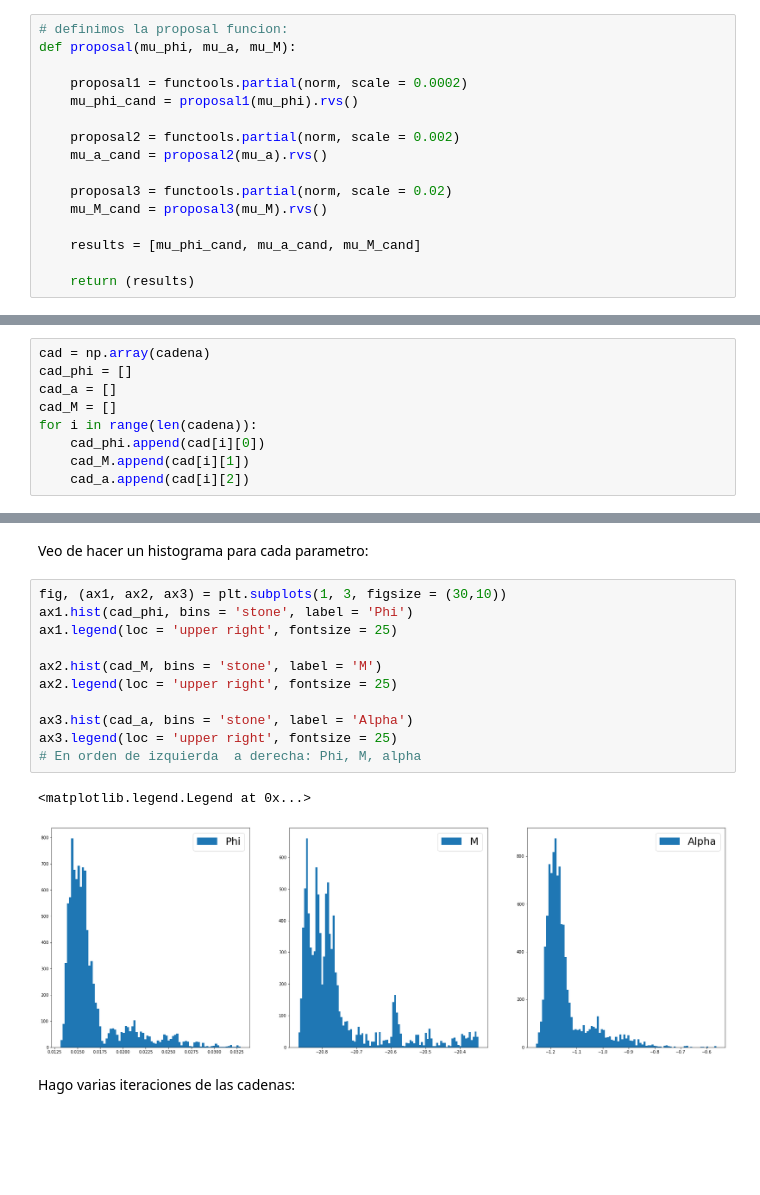
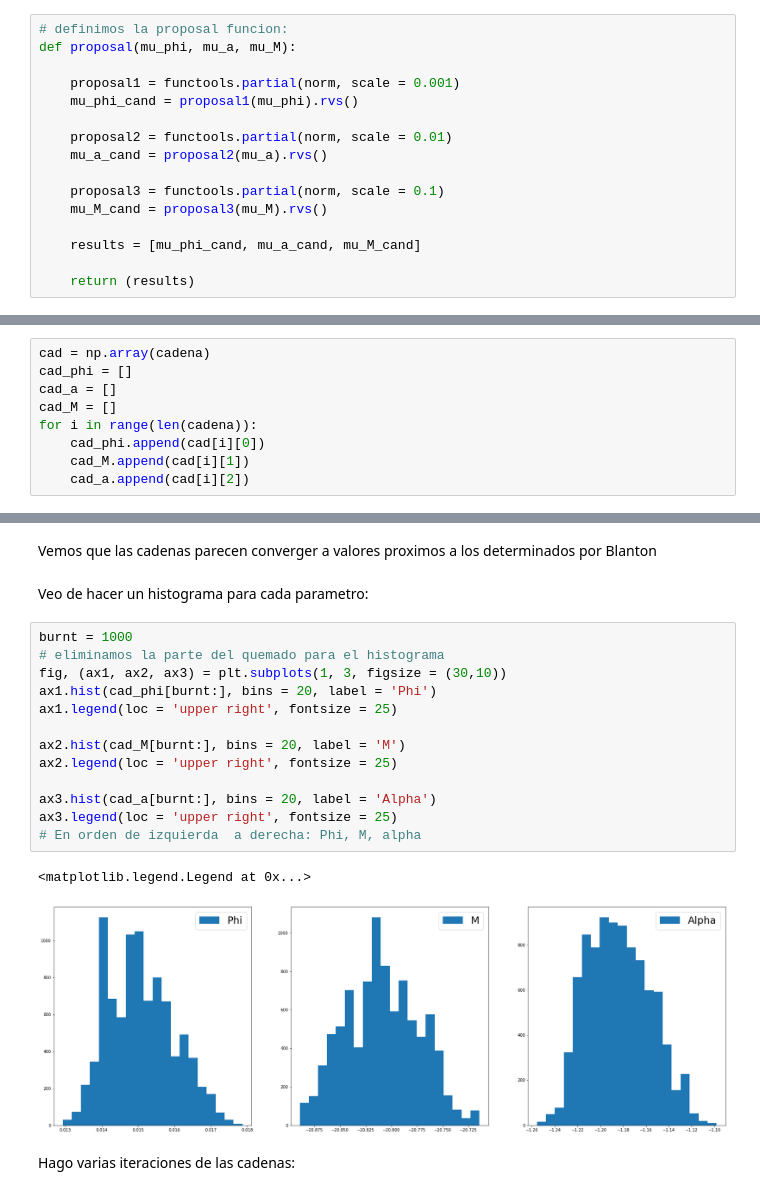
Before and after one commit to Nico2411/Guia-4, a Jupyter notebook: Guia 4.ipynb, the cells around one changed output, grey strips where cells are left out. Saved outputs shown, nothing was run; the diff lists cells and outputs as text; blank space fills up the shorter version.

```diff
--- a/Guia 4.ipynb
+++ b/Guia 4.ipynb
@@ -229,13 +235,13 @@ delta_M = M_sup - M_inf
 # definimos la proposal funcion:
 def proposal(mu_phi, mu_a, mu_M):
 
-    proposal1 = functools.partial(norm, scale = 0.0002)
+    proposal1 = functools.partial(norm, scale = 0.001)
     mu_phi_cand = proposal1(mu_phi).rvs()
 
-    proposal2 = functools.partial(norm, scale = 0.002)
+    proposal2 = functools.partial(norm, scale = 0.01)
     mu_a_cand = proposal2(mu_a).rvs()
 
-    proposal3 = functools.partial(norm, scale = 0.02)
+    proposal3 = functools.partial(norm, scale = 0.1)
     mu_M_cand = proposal3(mu_M).rvs()
 
     results = [mu_phi_cand, mu_a_cand, mu_M_cand]
@@ -362,19 +368,23 @@ Text(0, 0.5, 'Valor del parametro alpha')
+# %% [markdown]
+Vemos que las cadenas parecen converger a valores proximos a los determinados por Blanton
 # %% [markdown]
 Veo de hacer un histograma para cada parametro:
 # %%
+burnt = 1000
+# eliminamos la parte del quemado para el histograma
 fig, (ax1, ax2, ax3) = plt.subplots(1, 3, figsize = (30,10))
-ax1.hist(cad_phi, bins = 'stone', label = 'Phi')
+ax1.hist(cad_phi[burnt:], bins = 20, label = 'Phi')
 ax1.legend(loc = 'upper right', fontsize = 25)
 
-ax2.hist(cad_M, bins = 'stone', label = 'M')
+ax2.hist(cad_M[burnt:], bins = 20, label = 'M')
 ax2.legend(loc = 'upper right', fontsize = 25)
 
-ax3.hist(cad_a, bins = 'stone', label = 'Alpha')
+ax3.hist(cad_a[burnt:], bins = 20, label = 'Alpha')
 ax3.legend(loc = 'upper right', fontsize = 25)
 # En orden de izquierda  a derecha: Phi, M, alpha
 # %% [output]
 <matplotlib.legend.Legend at 0x...>
-[figure, old version]
+[figure, new version]
 # %% [markdown]
 Hago varias iteraciones de las cadenas:
 # %%
```
Also changed, not shown: parts of 16 cells of this notebook, 1 other file.
